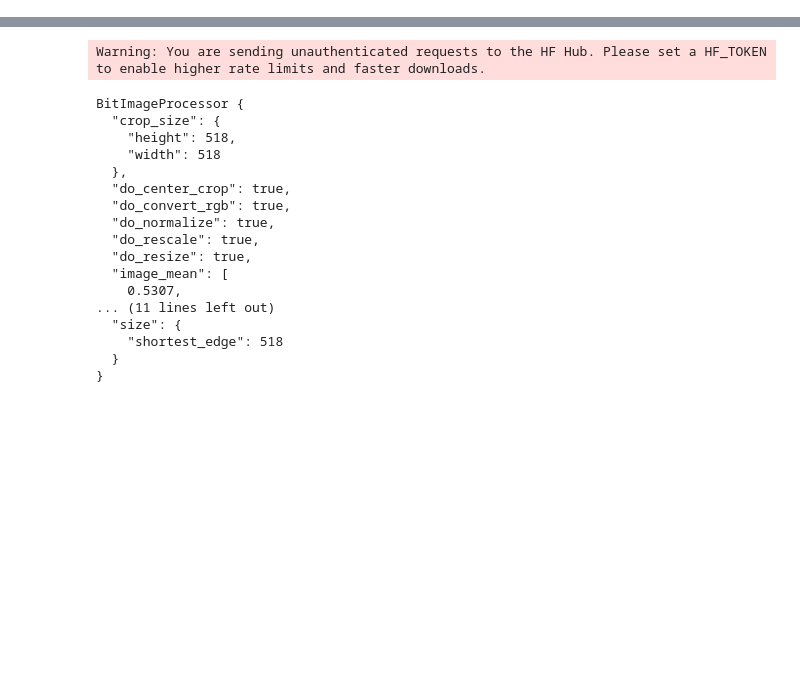
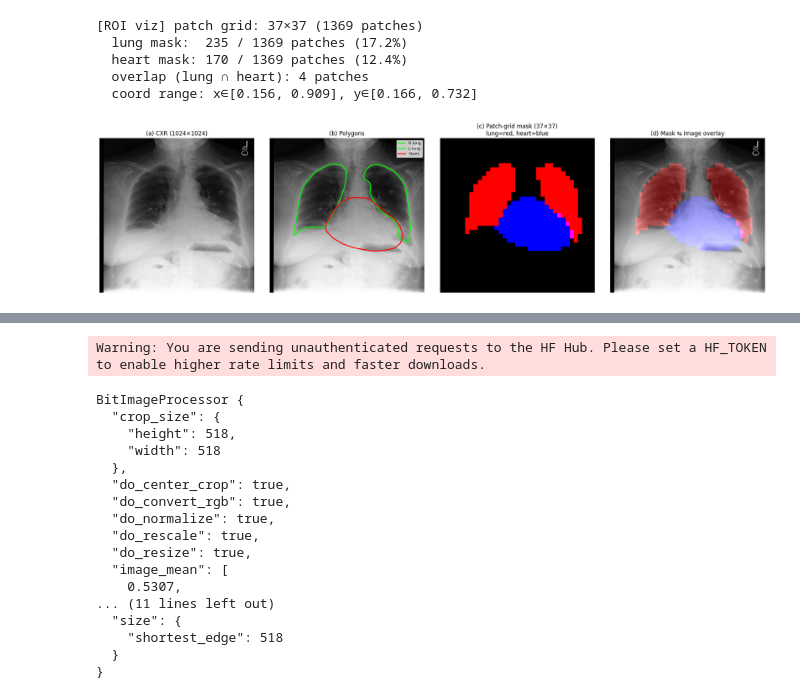
Before and after one commit to lastdancewithyou/multimodal_edema_prediction, a Jupyter notebook: preprocess/cxr_preprocess_modeling.ipynb, the cells around one changed output, grey strips where cells are left out. Drawn from its saved outputs; the diff is of its cells as text; code cells hidden in the pictures; blank space fills up the shorter version.

```diff
--- a/preprocess/cxr_preprocess_modeling.ipynb
+++ b/preprocess/cxr_preprocess_modeling.ipynb
@@ -38,0 +43,37 @@ current path: /home/DAHS1/gangmin/my_research/clinical_multimodal_learning/prepr
+# %%
+from diagnostics.visualize_roi import visualize_roi
+from models.hybridgnet.models.HybridGNet2IGSC import Hybrid
+from models.hybridgnet.utils.utils import scipy_to_torch_sparse, genMatrixesLungsHeart
+import scipy.sparse as sp
+
+A, AD, D, U = genMatrixesLungsHeart()
+N1, N2 = A.shape[0], AD.shape[0]
+A, AD, D, U = [sp.csc_matrix(M).tocoo() for M in (A, AD, D, U)]
+
+config = {
+    "n_nodes": [N1, N1, N1, N2, N2, N2],
+    "latents": 64,
+    "inputsize": 1024,
+}
+f = 32
+config["filters"] = [2, f, f, f, f//2, f//2, f//2]
+config["skip_features"] = f
+
+A_ = [A.copy(), A.copy(), A.copy(), AD.copy(), AD.copy(), AD.copy()]
+A_t = [scipy_to_torch_sparse(x).to(device) for x in A_]
+D_t = [scipy_to_torch_sparse(D.copy()).to(device)]
+U_t = [scipy_to_torch_sparse(U.copy()).to(device)]
+
+hybrid = Hybrid(config.copy(), D_t, U_t, A_t).to(device)
+hybrid.load_state_dict(torch.load("/home/DAHS1/gangmin/my_research/clinical_multimodal_learning/models/hybridgnet/Weights/SegmentationModel/bestMSE.pt", map_location=device, weights_only=True))
+hybrid.eval()
+print("Segmentation model loaded!")
+
+raddino = AutoModel.from_pretrained("microsoft/rad-dino").to(device).eval()
+raddino_processor = AutoImageProcessor.from_pretrained("microsoft/rad-dino")
+print("CXR Foundation model loaded!")
+
+def raddino_transform(img_raw_gray):
+    img_rgb = np.stack([img_raw_gray] * 3, axis=-1)    # gray → RGB (=PIL .convert("RGB")와 동일)
+    pil = Image.fromarray(img_rgb)
+    return raddino_processor(images=pil, return_tensors="pt")["pixel_values"]
@@ -38,0 +84,14 @@ current path: /home/DAHS1/gangmin/my_research/clinical_multimodal_learning/prepr
+# %%
+fig = visualize_roi(
+    image_path= "/home/DAHS1/mimic-cxr-jpg-2.0.0/" + final_cxr_df['image_path'][10000],
+    raddino=raddino, hybridnet=hybrid, device=device,
+    raddino_preprocess=raddino_transform,
+    hybridnet_input_size=1024,
+)
+# %% [output]
+[ROI viz] patch grid: 37×37 (1369 patches)
+  lung mask:  235 / 1369 patches (17.2%)
+  heart mask: 170 / 1369 patches (12.4%)
+  overlap (lung ∩ heart): 4 patches
+  coord range: x∈[0.156, 0.909], y∈[0.166, 0.732]
+[figure, added]
```
Also changed, not shown: parts of 15 cells of this notebook, 57 other files.
